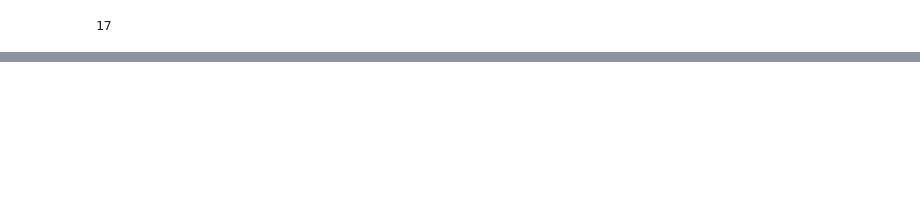
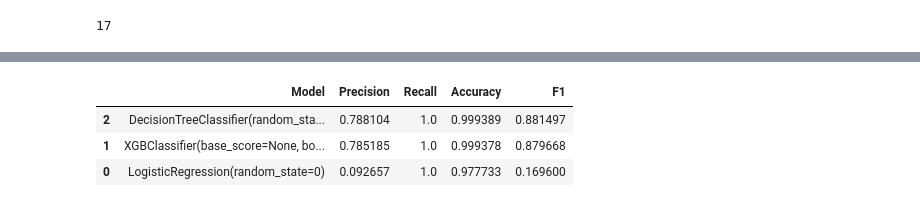
Before and after one commit to edwardloo/Kaggle, a Jupyter notebook: asteroid-threat-prediction.ipynb, the cells around one changed output, grey strips where cells are left out. Cells and saved outputs as stored; diff of their text form; code cells hidden in the pictures; blank space fills up the shorter version.

```diff
--- a/asteroid-threat-prediction.ipynb
+++ b/asteroid-threat-prediction.ipynb
@@ -286,0 +251,24 @@ X
+# %%
+# train-test split
+from sklearn.model_selection import train_test_split
+y = X.pop('pha_Y')
+X_train, X_valid, y_train, y_valid = train_test_split(X, y, test_size = 0.20, random_state = 0)
+
+result = pd.DataFrame(columns = ['Model', 'Precision', 'Recall', 'Accuracy', 'F1'])
+
+# define a function to calculate metrics
+from sklearn import metrics
+
+def calc_metrics(y_valid, preds, model):
+    precision = metrics.precision_score(y_valid, preds)
+    recall = metrics.recall_score(y_valid, preds)
+    accuracy = metrics.accuracy_score(y_valid, preds)
+    f1 = metrics.f1_score(y_valid, preds)
+    global result
+    result = result.append(pd.DataFrame({'Model' : model,
+                                         'Precision': precision,
+                                         'Recall' : recall,
+                                         'Accuracy': accuracy,
+                                         'F1' : f1}, index = [0]),
+                           ignore_index = True)
+    return result
@@ -286,0 +299,8 @@ X
+# %%
+# show the tabulated result
+result.sort_values(by = "F1", ascending = False)
+# %% [output]
+|  | Model | Precision | Recall | Accuracy | F1 |
+| 2 | DecisionTreeClassifier(random_sta... | 0.788104 | 1.0 | 0.999389 | 0.881497 |
+| 1 | XGBClassifier(base_score=None, bo... | 0.785185 | 1.0 | 0.999378 | 0.879668 |
+| 0 | LogisticRegression(random_state=0) | 0.092657 | 1.0 | 0.977733 | 0.169600 |
```
Also changed, not shown: parts of 13 cells of this notebook.
